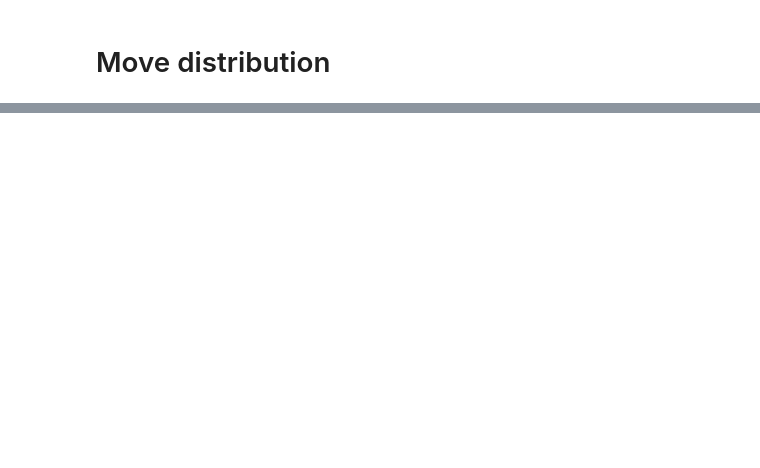
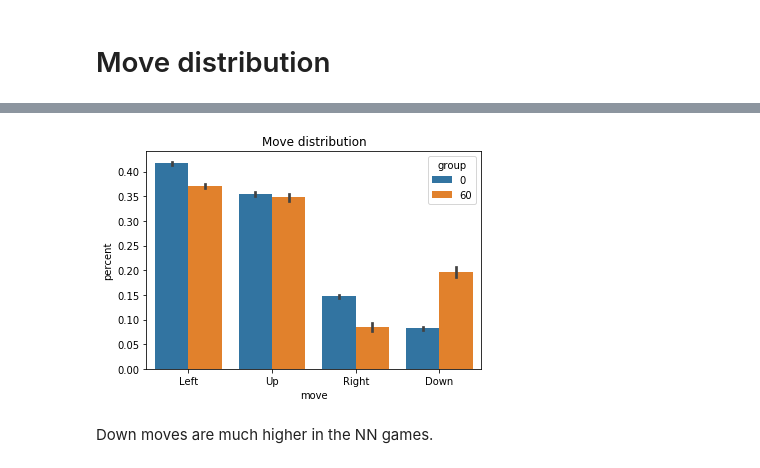
Before and after one commit to fqjin/2048NN, a Jupyter notebook: progress.ipynb, the cells around one changed output, grey strips where cells are left out. Saved outputs shown, nothing was run; the diff lists cells and outputs as text; code cells hidden in the pictures; blank space fills up the shorter version.

```diff
--- a/progress.ipynb
+++ b/progress.ipynb
@@ -61,10 +80,10 @@ BartlettResult(statistic=2.4279515348905925, pvalue=0.11918856013366771)
 # Move distribution
 # %%
 moves = []
-for i in range(0, len(indices), 10):
+for i in range(0, 60, 10):
     m = []
     for j in range(i, i+10):
-        x = np.load(str(i).zfill(5)+'.npz')
+        x = np.load(str(j).zfill(5)+'.npz')
         m.extend(x['moves'])
     moves.append(m)
 # %%
@@ -80,0 +103,23 @@ Distribution remains about the same. Percentage of down moves varies a bit.
+# %%
+moves = pd.DataFrame(columns=['group','Left','Up','Right','Down'])
+for i in indices:
+    x = np.load(str(i).zfill(5)+'.npz')
+    hist = np.histogram(x['moves'], bins=np.arange(5))[0]
+    hist = hist / hist.sum()
+    moves = moves.append({'group': '0' if i < 60 else '60',
+                          'Left': hist[0],
+                          'Up': hist[1],
+                          'Right': hist[2],
+                          'Down': hist[3]},
+                          ignore_index=True)
+# %%
+moves = pd.melt(moves, id_vars='group', var_name='move', value_name='percent')
+# %%
+# Note: seaborn error bars are 95% CI of mean
+ax = sns.barplot(x='move', y='percent', hue='group', data=moves)
+ax.set_title('Move distribution')
+plt.show()
+# %% [output]
+[figure, added]
+# %% [markdown]
+Down moves are much higher in the NN games.
```
Also changed, not shown: parts of 15 cells of this notebook, 4 other files.
